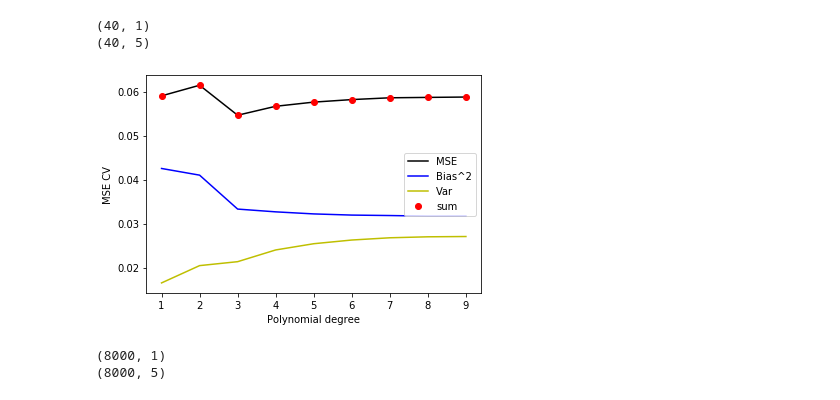
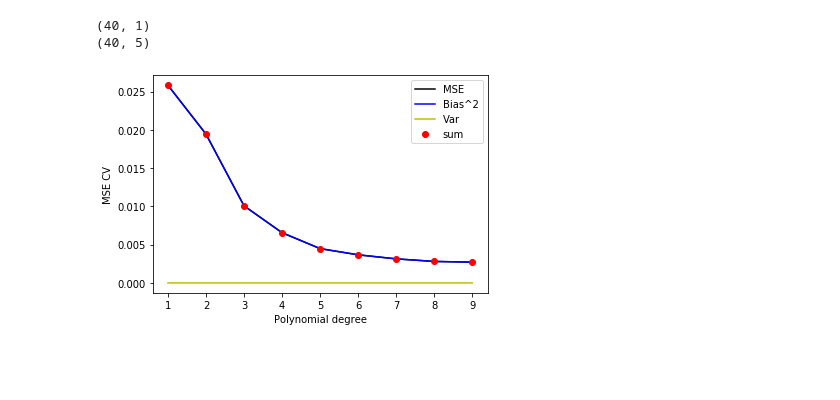
Before and after one commit to VemundST/Project1, a Jupyter notebook: main.ipynb, the cells around one changed output. Saved outputs shown, nothing was run; the diff lists cells and outputs as text; code cells hidden in the pictures; blank space fills up the shorter version.

```diff
--- a/main.ipynb
+++ b/main.ipynb
@@ -39,7 +39,7 @@ y           = np.linspace(0, 1, n_x)
 
 
 x_mesh, y_mesh  = np.meshgrid(x,y)
-noise_level     = 0.05
+noise_level     = 0.0
 frank           = fx.FrankeFunction(x_mesh, y_mesh, noise_level)
 
 
@@ -710,13 +734,19 @@ plt.show()
 
 # subselecting the data.
 
-terrain = terrain_data[250:500,1000:1250]/np.max(terrain_data[:,:])
+
+#/np.max(terrain_data[:,:])
+terrain_n = terrain_data[250:500,1000:1250]
+terrain_norm = (terrain_n-np.mean(terrain_n))/np.std(terrain_n)
+terrain=terrain_norm
+
 
 fig, ax = plt.subplots(figsize=(40,10))
 plt.title('Subselected data', fontsize=50)
-plt.imshow(terrain.T, cmap='hot')
+plt.imshow(terrain_norm.T, cmap='hot')
 plt.xlabel('X')
 plt.ylabel('Y')
+plt.colorbar()
 plt.show()
 # %% [output]
 [figure]
@@ -1317,13 +1465,15 @@ degrees = np.arange(1,16)
 
 kfold = KFold(n_splits = k,shuffle=True,random_state=5)
 
-#Two clumsy lines to get the size of y_pred array right
-X_trainz, X_testz, y_trainz, y_testz = train_test_split(x_mesh.ravel(),frank,test_size=1./k)
-array_size_thingy=len(y_testz)
 
 x           = np.linspace(0, 1, n_x)
 y           = np.linspace(0, 1, n_x)
 
+model   = fx.DesignDesign(x,y,2)
+#Two clumsy lines to get the size of y_pred array right
+X_train, X_test, Y_train, Y_test = train_test_split(model,frank,test_size=0.2)
+X_trainz, X_testz, y_trainz, y_testz = train_test_split(X_train,Y_train,test_size=1./k)
+array_size_thingy=len(Y_test)
 
 
 err = []
@@ -1331,48 +1481,46 @@ bi=[]
 vari=[]
 
 for deg in degrees:
     y_pred = np.empty((array_size_thingy, k))
+    ytest = np.empty((array_size_thingy, k))
     j=0
     model   = fx.DesignDesign(x,y,deg)
-    for train_inds,test_inds in kfold.split(frank):
-        xtrain = model[train_inds,:]
-        ytrain= frank[train_inds]
-        xtest = model[test_inds,:]
-        ytest = frank[test_inds].reshape(ytest.shape[0],1)
-        a, y_p=fx.OridinaryLeastSquares(xtrain,ytrain,xtest)
+    X_train, X_test, Y_train, Y_test = train_test_split(model,frank,test_size=0.2)
+    Y_test = Y_test.reshape(Y_test.shape[0],1)
+
+    for train_inds,test_inds in kfold.split(X_train):
+        xtrain = X_train[train_inds]
+        ytrain= Y_train[train_inds]
+        #xtest = X_train[test_inds]
+        #ytest = frank[test_inds].reshape(ytest.shape[0],1)
+        a, y_p=fx.OridinaryLeastSquares(xtrain,ytrain,X_test)
         y_pred[:,j]=y_p.ravel()
         j+=1
 
 
-    error = np.mean( np.mean((ytest - y_pred)**2, axis=1, keepdims=True) )
-    bias = np.mean( (ytest - np.mean(y_pred, axis=1, keepdims=True))**2 )
+    error = np.mean( np.mean((Y_test - y_pred)**2, axis=1, keepdims=True) )
+    bias = np.mean( (Y_test - np.mean(y_pred, axis=1, keepdims=True))**2 )
     variance = np.mean( np.var(y_pred, axis=1, keepdims=True) )
     err.append(error)
     bi.append(bias)
     vari.append(variance)
 
 max_pd = 9 #max polynomial degree to plot to
 plt.figure()
 plt.plot(degrees[:max_pd],err[:max_pd],'k',label='MSE')
 plt.plot(degrees[:max_pd],bi[:max_pd],'b',label='Bias^2')
 plt.plot(degrees[:max_pd],vari[:max_pd],'y',label='Var')
 summ=np.zeros(len(vari))
 for i in range(len(err)):
     summ[i]=vari[i]+bi[i]
 plt.plot(degrees[:max_pd],summ[:max_pd],'ro',label='sum')
 
 plt.xlabel('Polynomial degree')
 plt.ylabel('MSE CV')
 plt.legend()
 plt.show()
 # %% [output]
-[figure, old version]
+[figure, new version]
-# %%
-print(ytest.reshape(ytest.shape[0],1).shape)
-print(y_pred.shape)
-# %% [output]
-(8000, 1)
-(8000, 5)
 # %%
 
 
```
Also changed, not shown: parts of 25 cells of this notebook, 1 other file.
